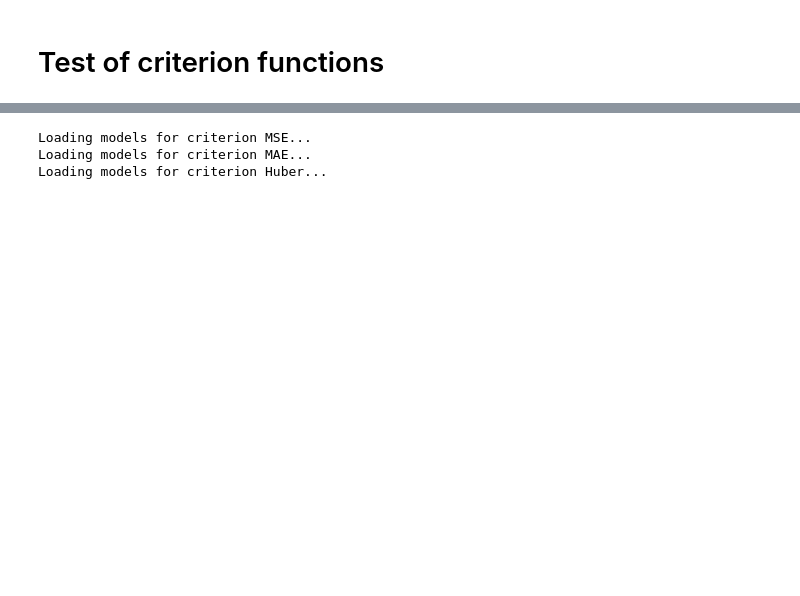
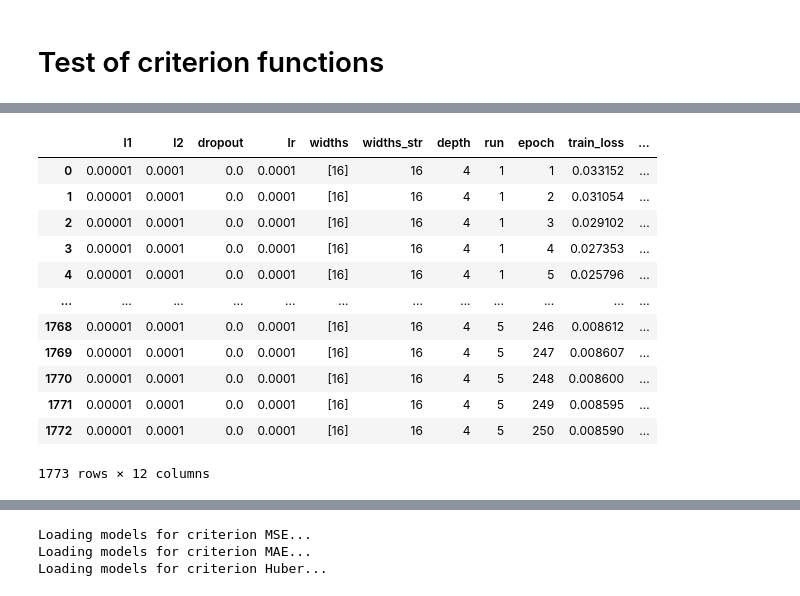
Before and after one commit to johanoelgaard/MastersThesis, a Jupyter notebook: mlp.ipynb, the cells around one changed output, grey strips where cells are left out. Cells and saved outputs as stored; diff of their text form; code cells hidden in the pictures; blank space fills up the shorter version.

```diff
--- a/mlp.ipynb
+++ b/mlp.ipynb
@@ -1217,8 +1265,22 @@ history_crit = {}
 # %%
-# flatten_history_crit(history_crit,
-#                 save_csv='models/hyperparam_test/history/history_crit.csv')
-# # gc.collect()
-# # torch.cuda.empty_cache()
+flatten_history_crit(history_crit,
+                save_csv='models/hyperparam_test/history/history_crit.csv')
+gc.collect()
+torch.cuda.empty_cache()
+# %% [output]
+|  | l1 | l2 | dropout | lr | widths | widths_str | depth | run | epoch | train_loss | ... |
+| 0 | 0.00001 | 0.0001 | 0.0 | 0.0001 | [16] | 16 | 4 | 1 | 1 | 0.033152 | ... |
+| 1 | 0.00001 | 0.0001 | 0.0 | 0.0001 | [16] | 16 | 4 | 1 | 2 | 0.031054 | ... |
+| 2 | 0.00001 | 0.0001 | 0.0 | 0.0001 | [16] | 16 | 4 | 1 | 3 | 0.029102 | ... |
+| 3 | 0.00001 | 0.0001 | 0.0 | 0.0001 | [16] | 16 | 4 | 1 | 4 | 0.027353 | ... |
+| 4 | 0.00001 | 0.0001 | 0.0 | 0.0001 | [16] | 16 | 4 | 1 | 5 | 0.025796 | ... |
+| ... | ... | ... | ... | ... | ... | ... | ... | ... | ... | ... | ... |
+| 1768 | 0.00001 | 0.0001 | 0.0 | 0.0001 | [16] | 16 | 4 | 5 | 246 | 0.008612 | ... |
+| 1769 | 0.00001 | 0.0001 | 0.0 | 0.0001 | [16] | 16 | 4 | 5 | 247 | 0.008607 | ... |
+| 1770 | 0.00001 | 0.0001 | 0.0 | 0.0001 | [16] | 16 | 4 | 5 | 248 | 0.008600 | ... |
+| 1771 | 0.00001 | 0.0001 | 0.0 | 0.0001 | [16] | 16 | 4 | 5 | 249 | 0.008595 | ... |
+| 1772 | 0.00001 | 0.0001 | 0.0 | 0.0001 | [16] | 16 | 4 | 5 | 250 | 0.008590 | ... |
+1773 rows × 12 columns
 # %%
 df_crit = pd.read_csv('models/hyperparam_test/history/history_crit.csv')
 
```
Also changed, not shown: parts of 10 cells of this notebook, 5 other files.
